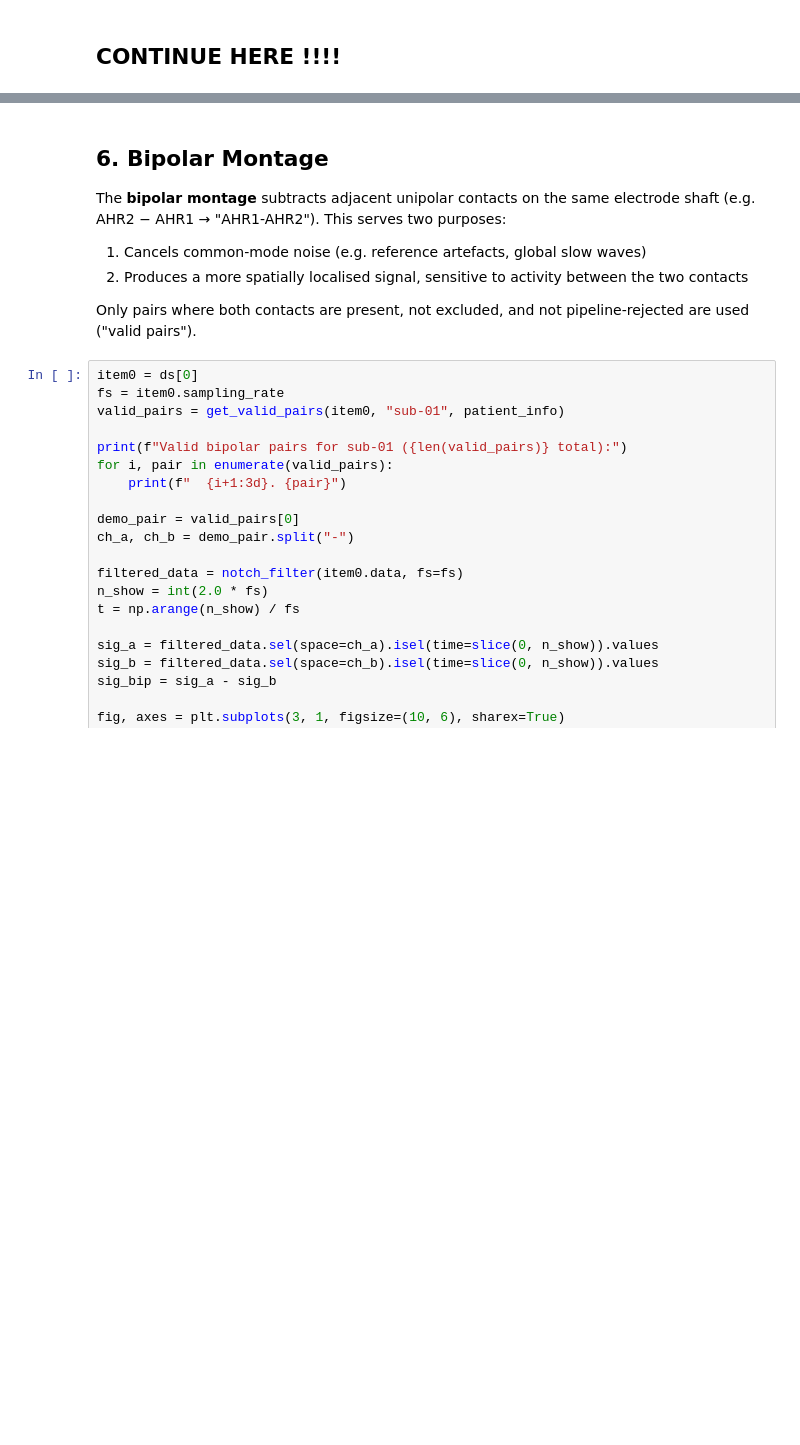
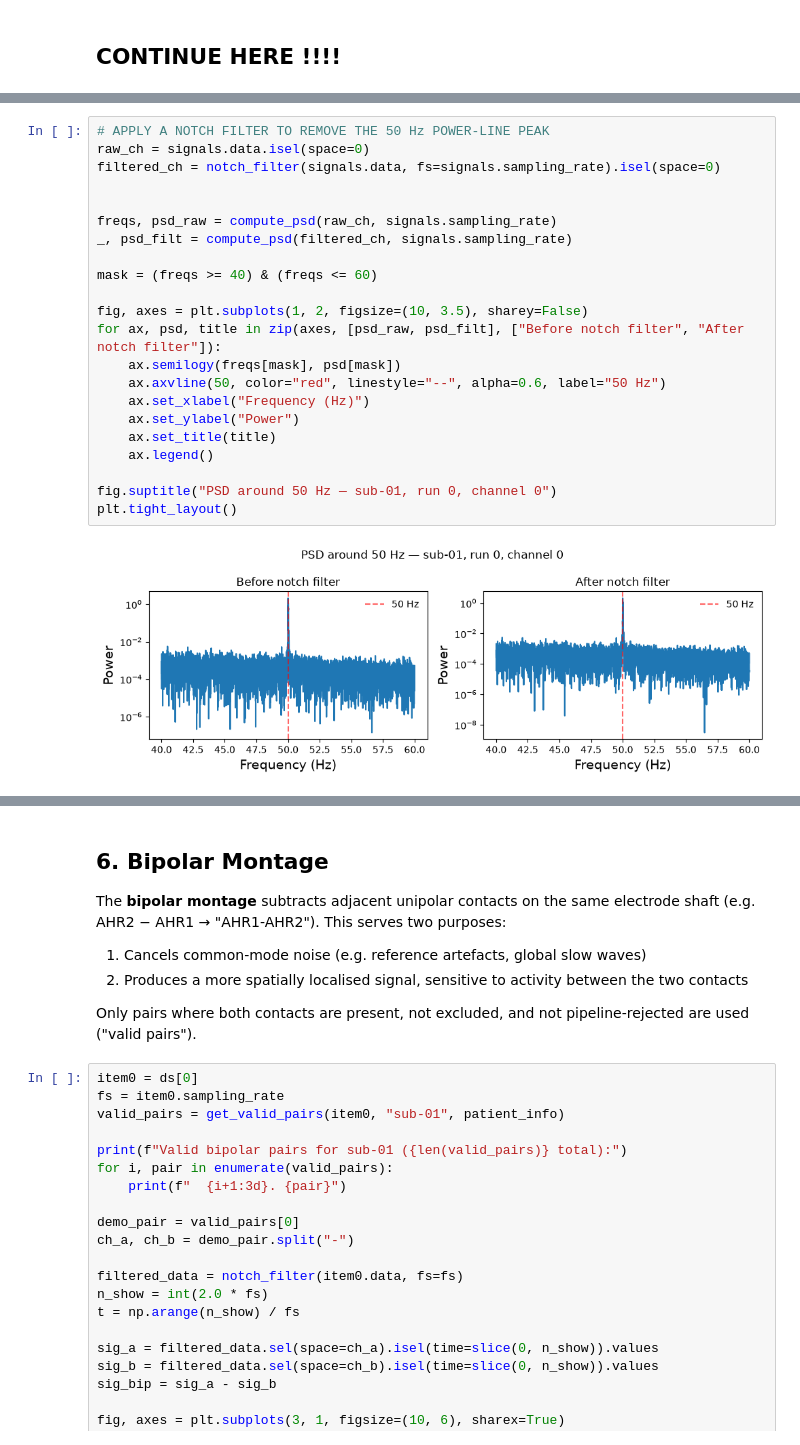
Before and after one commit to cobragroup/cobrabox, a Jupyter notebook: Pipelines/01_data_exploration.ipynb, the cells around one changed output, grey strips where cells are left out. Saved outputs shown, nothing was run; the diff lists cells and outputs as text; blank space fills up the shorter version.

```diff
--- a/Pipelines/01_data_exploration.ipynb
+++ b/Pipelines/01_data_exploration.ipynb
@@ -391,0 +360,24 @@ plt.show()
+# %%
+# APPLY A NOTCH FILTER TO REMOVE THE 50 Hz POWER-LINE PEAK
+raw_ch = signals.data.isel(space=0)
+filtered_ch = notch_filter(signals.data, fs=signals.sampling_rate).isel(space=0)
+
+
+freqs, psd_raw = compute_psd(raw_ch, signals.sampling_rate)
+_, psd_filt = compute_psd(filtered_ch, signals.sampling_rate)
+
+mask = (freqs >= 40) & (freqs <= 60)
+
+fig, axes = plt.subplots(1, 2, figsize=(10, 3.5), sharey=False)
+for ax, psd, title in zip(axes, [psd_raw, psd_filt], ["Before notch filter", "After notch filter"]):
+    ax.semilogy(freqs[mask], psd[mask])
+    ax.axvline(50, color="red", linestyle="--", alpha=0.6, label="50 Hz")
+    ax.set_xlabel("Frequency (Hz)")
+    ax.set_ylabel("Power")
+    ax.set_title(title)
+    ax.legend()
+
+fig.suptitle("PSD around 50 Hz — sub-01, run 0, channel 0")
+plt.tight_layout()
+# %% [output]
+[figure, added]
```
Also changed, not shown: parts of 6 cells of this notebook.
